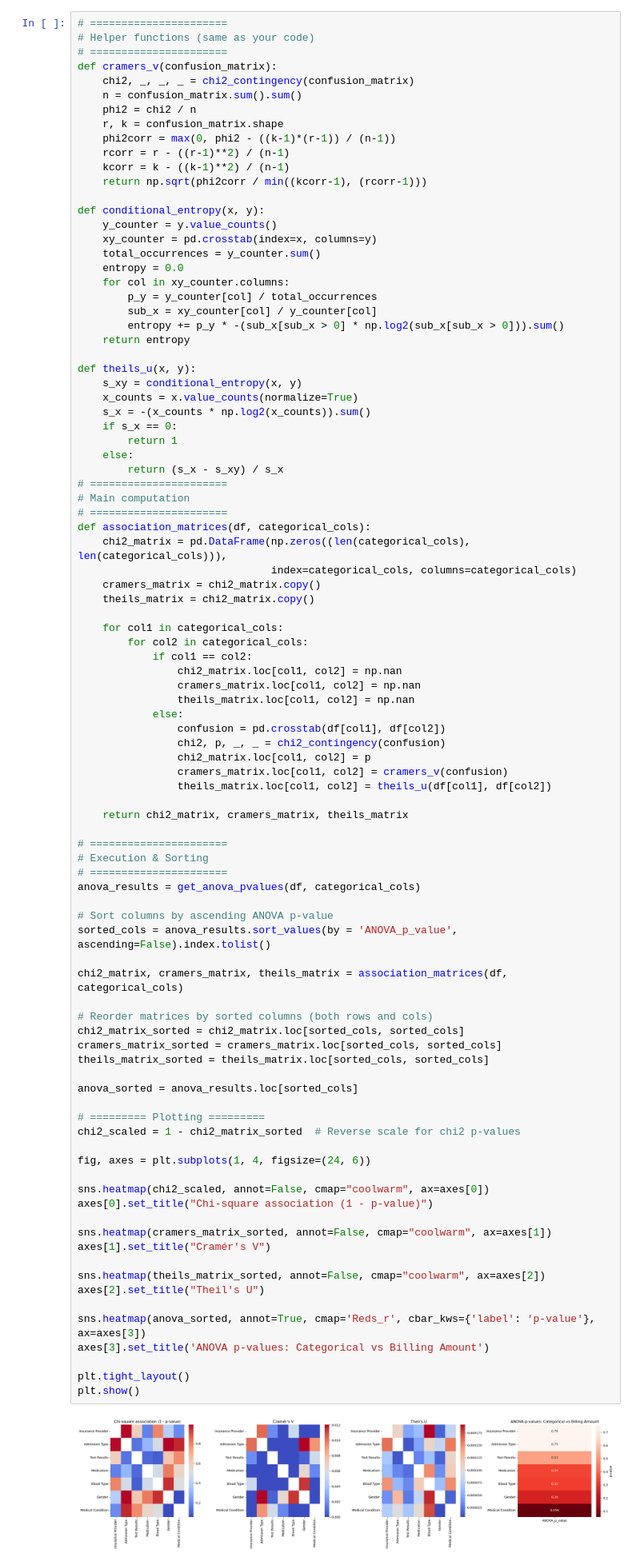
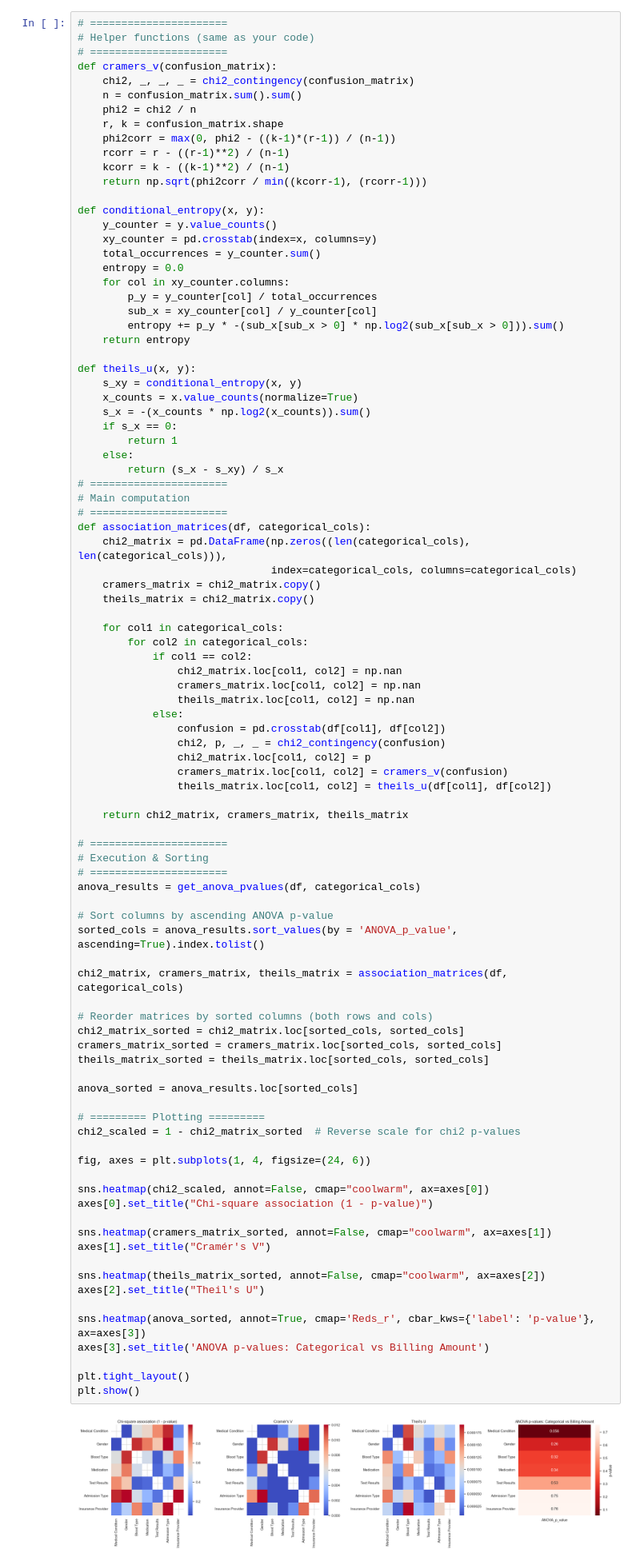
Before and after one commit to TanatPi/Healthcare_data_test, a Jupyter notebook: DA test.ipynb, the cells around one changed output. Shown: that part at 80% size. Saved outputs shown, nothing was run; the diff lists cells and outputs as text.

```diff
--- a/DA test.ipynb
+++ b/DA test.ipynb
@@ -267,36 +348,36 @@ def association_matrices(df, categorical_cols):
 anova_results = get_anova_pvalues(df, categorical_cols)
 
 # Sort columns by ascending ANOVA p-value
-sorted_cols = anova_results.sort_values(by = 'ANOVA_p_value', ascending=False).index.tolist()
+sorted_cols = anova_results.sort_values(by = 'ANOVA_p_value', ascending=True).index.tolist()
 
 chi2_matrix, cramers_matrix, theils_matrix = association_matrices(df, categorical_cols)
 
 # Reorder matrices by sorted columns (both rows and cols)
 chi2_matrix_sorted = chi2_matrix.loc[sorted_cols, sorted_cols]
 cramers_matrix_sorted = cramers_matrix.loc[sorted_cols, sorted_cols]
 theils_matrix_sorted = theils_matrix.loc[sorted_cols, sorted_cols]
 
 anova_sorted = anova_results.loc[sorted_cols]
 
 # ========= Plotting =========
 chi2_scaled = 1 - chi2_matrix_sorted  # Reverse scale for chi2 p-values
 
 fig, axes = plt.subplots(1, 4, figsize=(24, 6))
 
 sns.heatmap(chi2_scaled, annot=False, cmap="coolwarm", ax=axes[0])
 axes[0].set_title("Chi-square association (1 - p-value)")
 
 sns.heatmap(cramers_matrix_sorted, annot=False, cmap="coolwarm", ax=axes[1])
 axes[1].set_title("Cramér's V")
 
 sns.heatmap(theils_matrix_sorted, annot=False, cmap="coolwarm", ax=axes[2])
 axes[2].set_title("Theil's U")
 
 sns.heatmap(anova_sorted, annot=True, cmap='Reds_r', cbar_kws={'label': 'p-value'}, ax=axes[3])
 axes[3].set_title('ANOVA p-values: Categorical vs Billing Amount')
 
 plt.tight_layout()
 plt.show()
 # %% [output]
-[figure, old version]
+[figure, new version]
 # %% [markdown]
```
Also changed, not shown: parts of 7 cells of this notebook.
